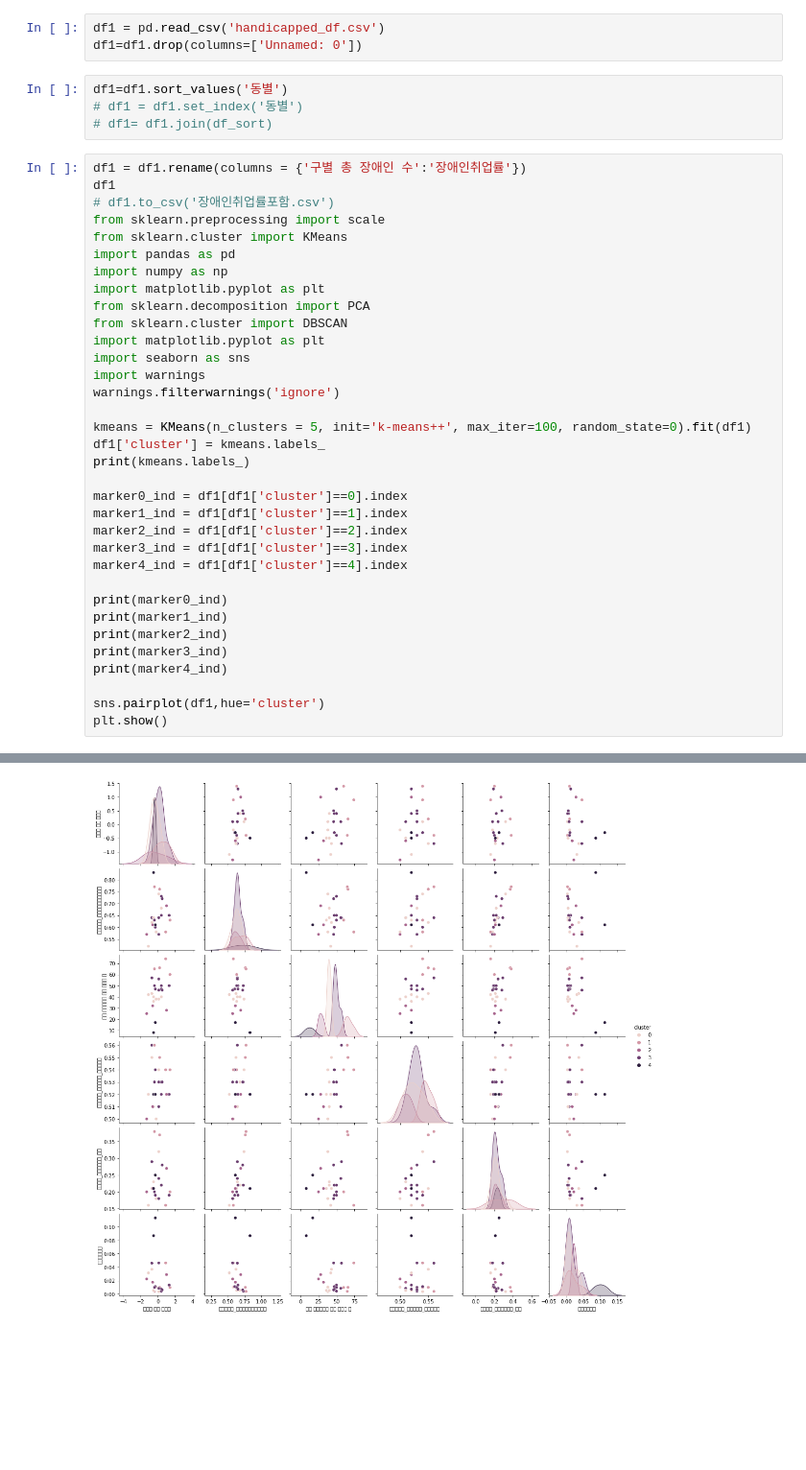
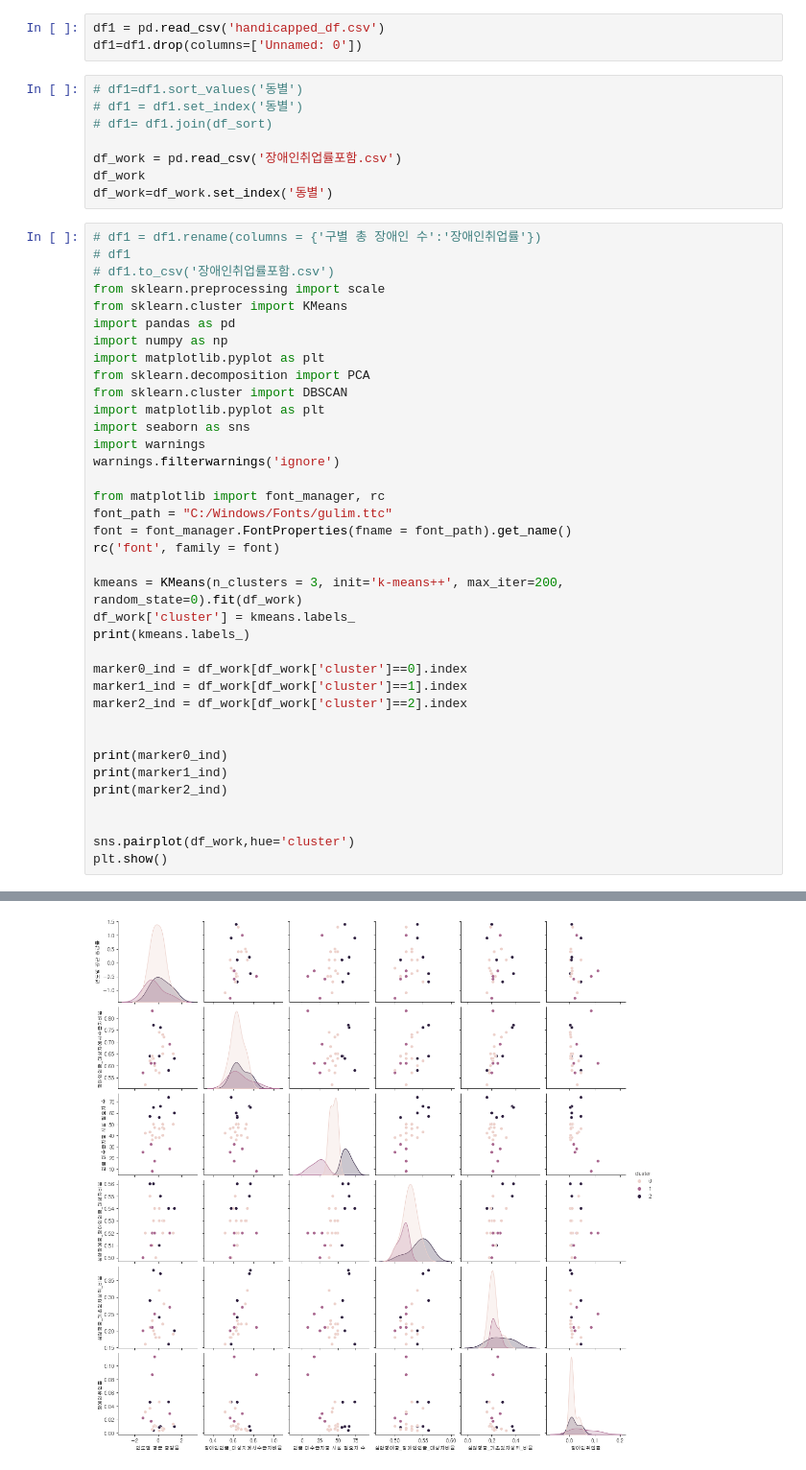
Before and after one commit to Toddbear20/Taxi_project, a Jupyter notebook: welfare.ipynb, the cells around one changed output, grey strips where cells are left out. Shown: that part at 96% size. Cells and saved outputs as stored; diff of their text form; blank space fills up the shorter version.

```diff
--- a/welfare.ipynb
+++ b/welfare.ipynb
@@ -768,12 +751,16 @@ df_sort
 df1 = pd.read_csv('handicapped_df.csv')
 df1=df1.drop(columns=['Unnamed: 0'])
 # %%
-df1=df1.sort_values('동별')
+# df1=df1.sort_values('동별')
 # df1 = df1.set_index('동별')
 # df1= df1.join(df_sort)
+
+df_work = pd.read_csv('장애인취업률포함.csv')
+df_work
+df_work=df_work.set_index('동별')
 # %%
-df1 = df1.rename(columns = {'구별 총 장애인 수':'장애인취업률'})
-df1
+# df1 = df1.rename(columns = {'구별 총 장애인 수':'장애인취업률'})
+# df1
 # df1.to_csv('장애인취업률포함.csv')
 from sklearn.preprocessing import scale
 from sklearn.cluster import KMeans
@@ -787,22 +774,25 @@ import seaborn as sns
 import warnings
 warnings.filterwarnings('ignore')
 
-kmeans = KMeans(n_clusters = 5, init='k-means++', max_iter=100, random_state=0).fit(df1)
-df1['cluster'] = kmeans.labels_
+from matplotlib import font_manager, rc
+font_path = "C:/Windows/Fonts/gulim.ttc"
+font = font_manager.FontProperties(fname = font_path).get_name()
+rc('font', family = font)
+
+kmeans = KMeans(n_clusters = 3, init='k-means++', max_iter=200, random_state=0).fit(df_work)
+df_work['cluster'] = kmeans.labels_
 print(kmeans.labels_)
 
-marker0_ind = df1[df1['cluster']==0].index
-marker1_ind = df1[df1['cluster']==1].index
-marker2_ind = df1[df1['cluster']==2].index
-marker3_ind = df1[df1['cluster']==3].index
-marker4_ind = df1[df1['cluster']==4].index
+marker0_ind = df_work[df_work['cluster']==0].index
+marker1_ind = df_work[df_work['cluster']==1].index
+marker2_ind = df_work[df_work['cluster']==2].index
+
 
 print(marker0_ind)
 print(marker1_ind)
 print(marker2_ind)
-print(marker3_ind)
-print(marker4_ind)
 
-sns.pairplot(df1,hue='cluster')
+
+sns.pairplot(df_work,hue='cluster')
 plt.show()
 # %% [output]
@@ -815 +805 @@ Index(['종로구', '중구'], dtype='object', name='동별')
-[figure, old version]
+[figure, new version]
```
Also changed, not shown: parts of 23 cells of this notebook, 1 other file.
